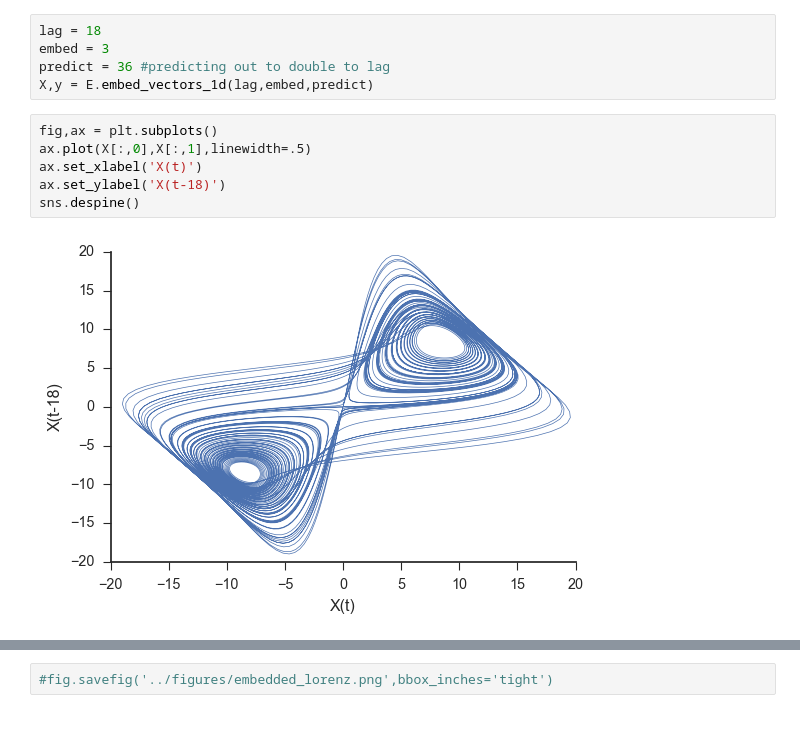
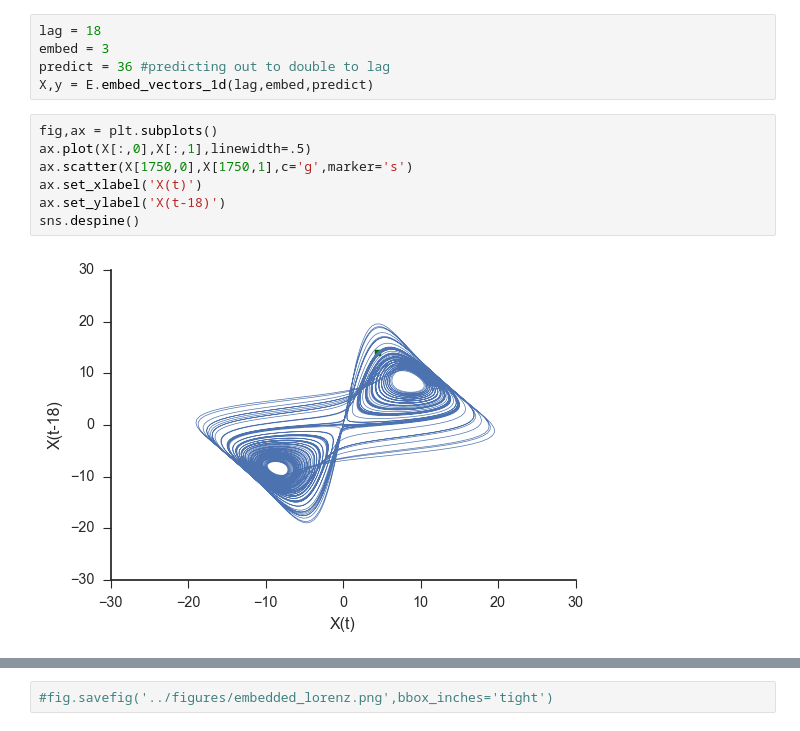
Before and after one commit to nickc1/skedm, a Jupyter notebook: scripts/skNLA_examples.ipynb, the cells around one changed output, grey strips where cells are left out. Cells and saved outputs as stored; diff of their text form.

Commit message:
added some new lorenz figures

```diff
--- a/scripts/skNLA_examples.ipynb
+++ b/scripts/skNLA_examples.ipynb
@@ -303,8 +303,9 @@ X,y = E.embed_vectors_1d(lag,embed,predict)
 # %%
 fig,ax = plt.subplots()
 ax.plot(X[:,0],X[:,1],linewidth=.5)
+ax.scatter(X[1750,0],X[1750,1],c='g',marker='s')
 ax.set_xlabel('X(t)')
 ax.set_ylabel('X(t-18)')
 sns.despine()
 # %% [output]
-[figure, old version]
+[figure, new version]
```
Also changed, not shown: parts of 20 cells of this notebook, 3 other files.
